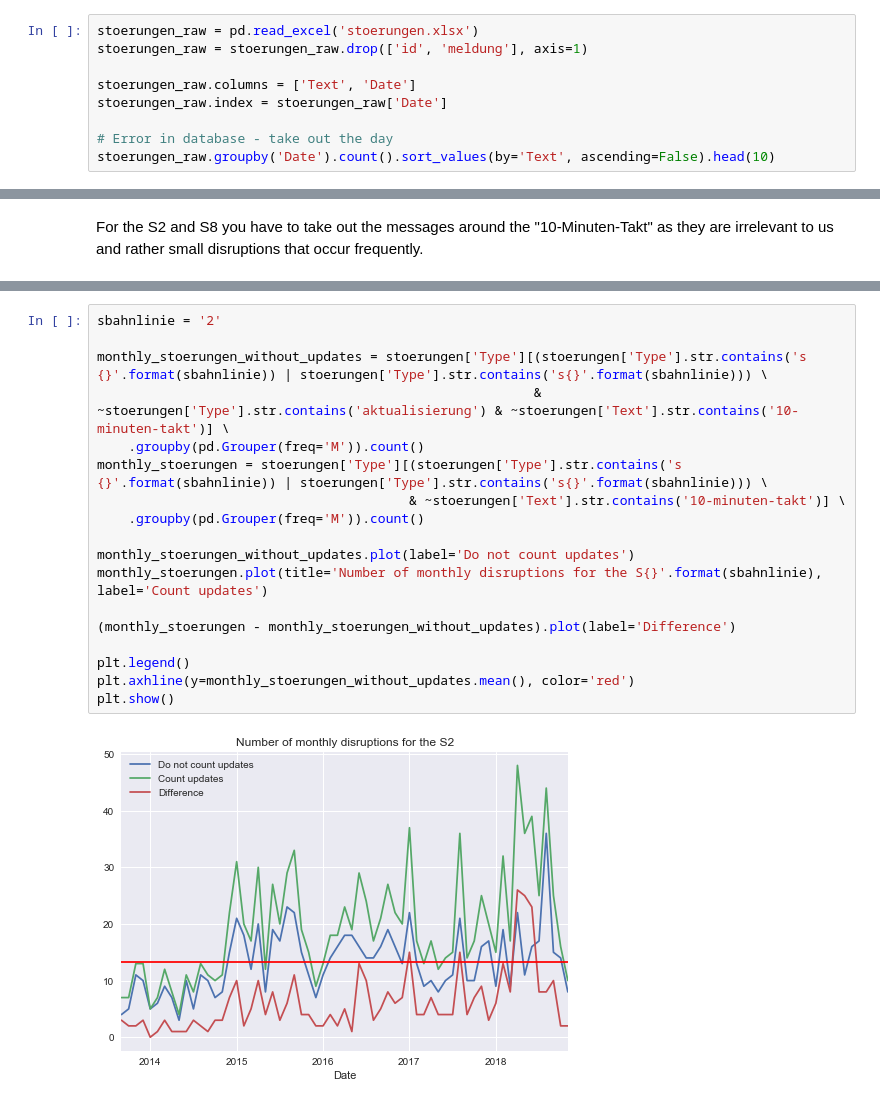
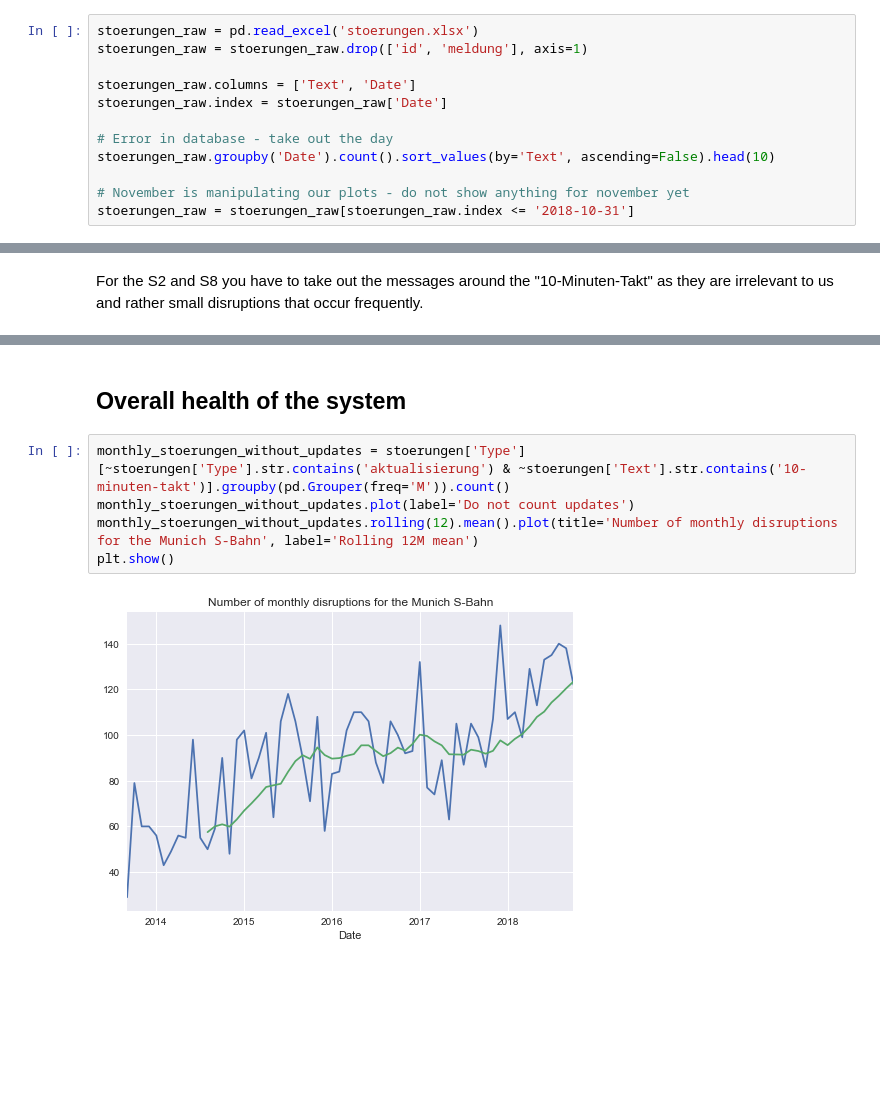
Before and after one commit to kummerer94/sbahn-stoerungen, a Jupyter notebook: analysis.ipynb, the cells around one changed output, grey strips where cells are left out. Drawn from its saved outputs; the diff is of its cells as text; blank space fills up the shorter version.

Commit message:
Improve analysis
- Add list of hot words (störungen, stellwerk, etc.)
- Improve plot for S-Bahnlinien

```diff
--- a/analysis.ipynb
+++ b/analysis.ipynb
@@ -106,3 +97,6 @@ stoerungen_raw.index = stoerungen_raw['Date']
 
 # Error in database - take out the day
 stoerungen_raw.groupby('Date').count().sort_values(by='Text', ascending=False).head(10)
+
+# November is manipulating our plots - do not show anything for november yet
+stoerungen_raw = stoerungen_raw[stoerungen_raw.index <= '2018-10-31']
@@ -255,20 +337,9 @@ For the S2 and S8 you have to take out the messages around the "10-Minuten-Takt"
+# %% [markdown]
+## Overall health of the system
 # %%
-sbahnlinie = '2'
-
-monthly_stoerungen_without_updates = stoerungen['Type'][(stoerungen['Type'].str.contains('s {}'.format(sbahnlinie)) | stoerungen['Type'].str.contains('s{}'.format(sbahnlinie))) \
-                                                        & ~stoerungen['Type'].str.contains('aktualisierung') & ~stoerungen['Text'].str.contains('10-minuten-takt')] \
-    .groupby(pd.Grouper(freq='M')).count()
-monthly_stoerungen = stoerungen['Type'][(stoerungen['Type'].str.contains('s {}'.format(sbahnlinie)) | stoerungen['Type'].str.contains('s{}'.format(sbahnlinie))) \
-                                        & ~stoerungen['Text'].str.contains('10-minuten-takt')] \
-    .groupby(pd.Grouper(freq='M')).count()
-
+monthly_stoerungen_without_updates = stoerungen['Type'][~stoerungen['Type'].str.contains('aktualisierung') & ~stoerungen['Text'].str.contains('10-minuten-takt')].groupby(pd.Grouper(freq='M')).count()
 monthly_stoerungen_without_updates.plot(label='Do not count updates')
-monthly_stoerungen.plot(title='Number of monthly disruptions for the S{}'.format(sbahnlinie), label='Count updates')
-
-(monthly_stoerungen - monthly_stoerungen_without_updates).plot(label='Difference')
-
-plt.legend()
-plt.axhline(y=monthly_stoerungen_without_updates.mean(), color='red')
+monthly_stoerungen_without_updates.rolling(12).mean().plot(title='Number of monthly disruptions for the Munich S-Bahn', label='Rolling 12M mean')
 plt.show()
 # %% [output]
-[figure, old version]
+[figure, new version]
```
Also changed, not shown: parts of 25 cells of this notebook, 1 other file.
